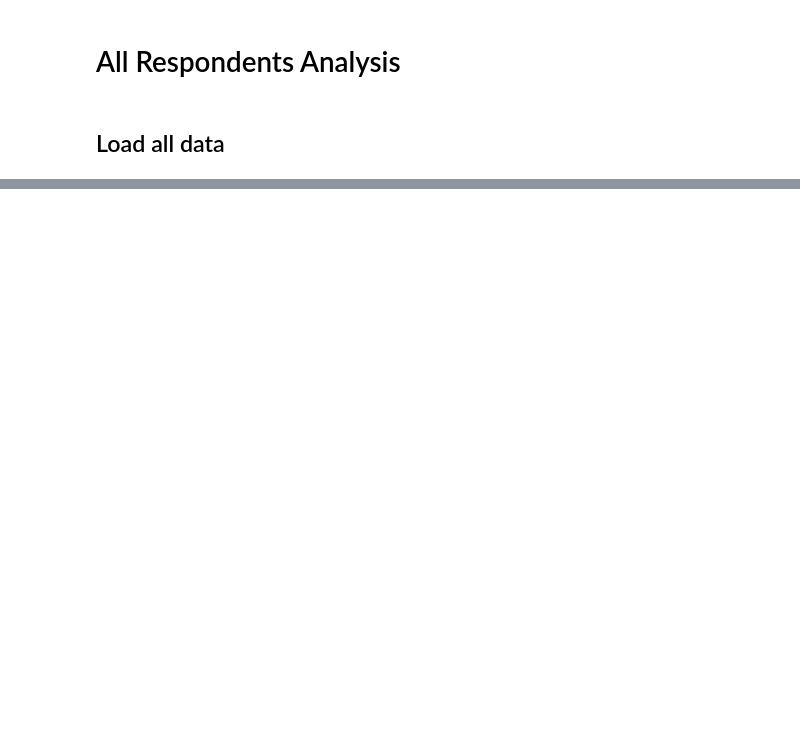
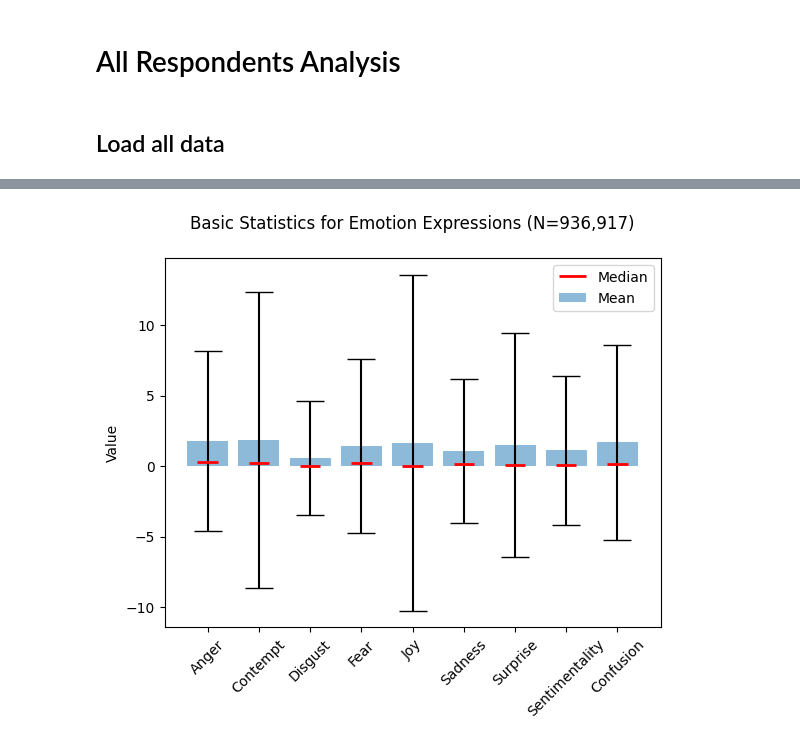
Before and after one commit to litalshl/classifiers, a Jupyter notebook: all_respondents_analysis.ipynb, the cells around one changed output, grey strips where cells are left out. Cells and saved outputs as stored; diff of their text form; code cells hidden in the pictures; blank space fills up the shorter version.

```diff
--- a/all_respondents_analysis.ipynb
+++ b/all_respondents_analysis.ipynb
@@ -64,0 +71,18 @@ Index(['Anger', 'Contempt', 'Disgust', 'Fear', 'Joy', 'Sadness', 'Surprise',
+# %%
+import pandas as pd
+
+facial_expressions_columns = ['Anger', 'Contempt', 'Disgust', 'Fear', 'Joy', 'Sadness', 'Surprise',
+       'Engagement', 'Valence', 'Sentimentality', 'Confusion', 'Neutral',
+       'Attention', 'Brow Furrow', 'Brow Raise', 'Cheek Raise', 'Chin Raise',
+       'Dimpler', 'Eye Closure', 'Eye Widen', 'Inner Brow Raise', 'Jaw Drop',
+       'Lip Corner Depressor', 'Lip Press', 'Lip Pucker', 'Lip Stretch',
+       'Lip Suck', 'Lid Tighten', 'Mouth Open', 'Nose Wrinkle', 'Smile',
+       'Smirk', 'Upper Lip Raise', 'Pitch', 'Yaw',
+       'Roll']
+# Creating a copy df with only the facial expressions data
+facial_expressions_data = combined_data[facial_expressions_columns].copy()
+
+# Drop rows that have NaN values in all columns
+facial_expressions_data = facial_expressions_data.dropna(how='all')
+
+facial_expressions_data.head()
@@ -64,0 +112,31 @@ Index(['Anger', 'Contempt', 'Disgust', 'Fear', 'Joy', 'Sadness', 'Surprise',
+# %%
+import numpy as np
+import matplotlib.pyplot as plt
+
+# Calculate statistics for the selected columns
+selected_columns = ['Anger', 'Contempt', 'Disgust', 'Fear', 'Joy', 'Sadness', 'Surprise',
+       'Sentimentality', 'Confusion']
+stats = facial_expressions_data[selected_columns].describe()
+
+# Extract the mean and standard deviation values
+mean_values = stats.loc['mean']
+std_values = stats.loc['std']
+median_values = stats.loc['50%']
+
+# Create a bar chart of the mean values, with error bars representing the standard deviation
+x_labels = selected_columns
+x_pos = np.arange(len(x_labels))
+fig, ax = plt.subplots()
+ax.bar(x_pos, mean_values, yerr=std_values, align='center', alpha=0.5, ecolor='black', capsize=10, label='Mean')
+ax.hlines(median_values, x_pos - 0.2, x_pos + 0.2, colors='red', linewidth=2, label='Median')
+ax.set_xticks(x_pos)
+ax.set_xticklabels(x_labels, rotation=45)
+ax.set_ylabel('Value')
+# ax.set_title('Basic Statistics for Emotion Expressions (N=' + str(len(facial_expressions_data)) + ')\n')
+ax.set_title('Basic Statistics for Emotion Expressions (N={:,})\n'.format(len(facial_expressions_data)))
+ax.legend()
+
+# Show the chart
+plt.show()
+# %% [output]
+[figure, added]
```
Also changed, not shown: parts of 8 cells of this notebook.
